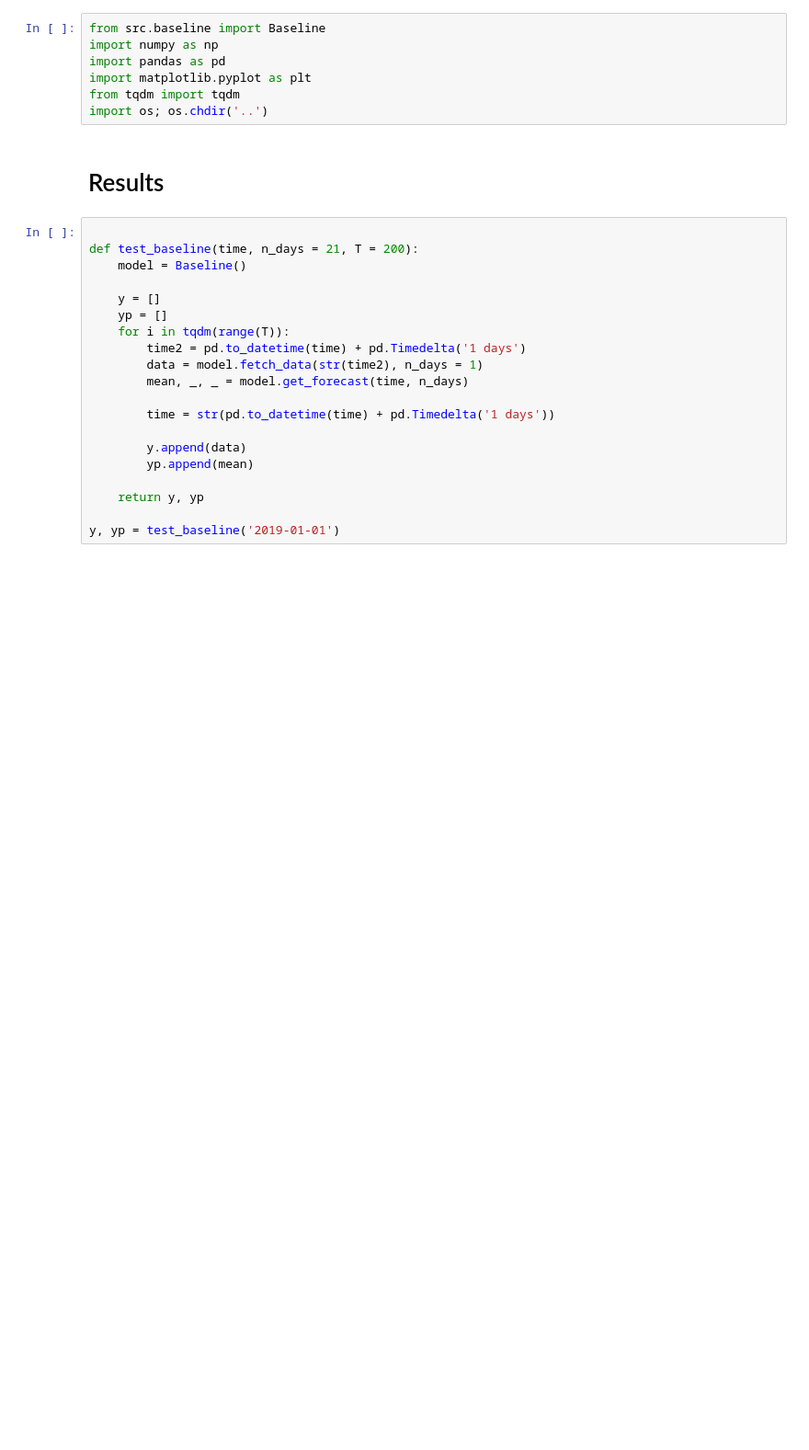
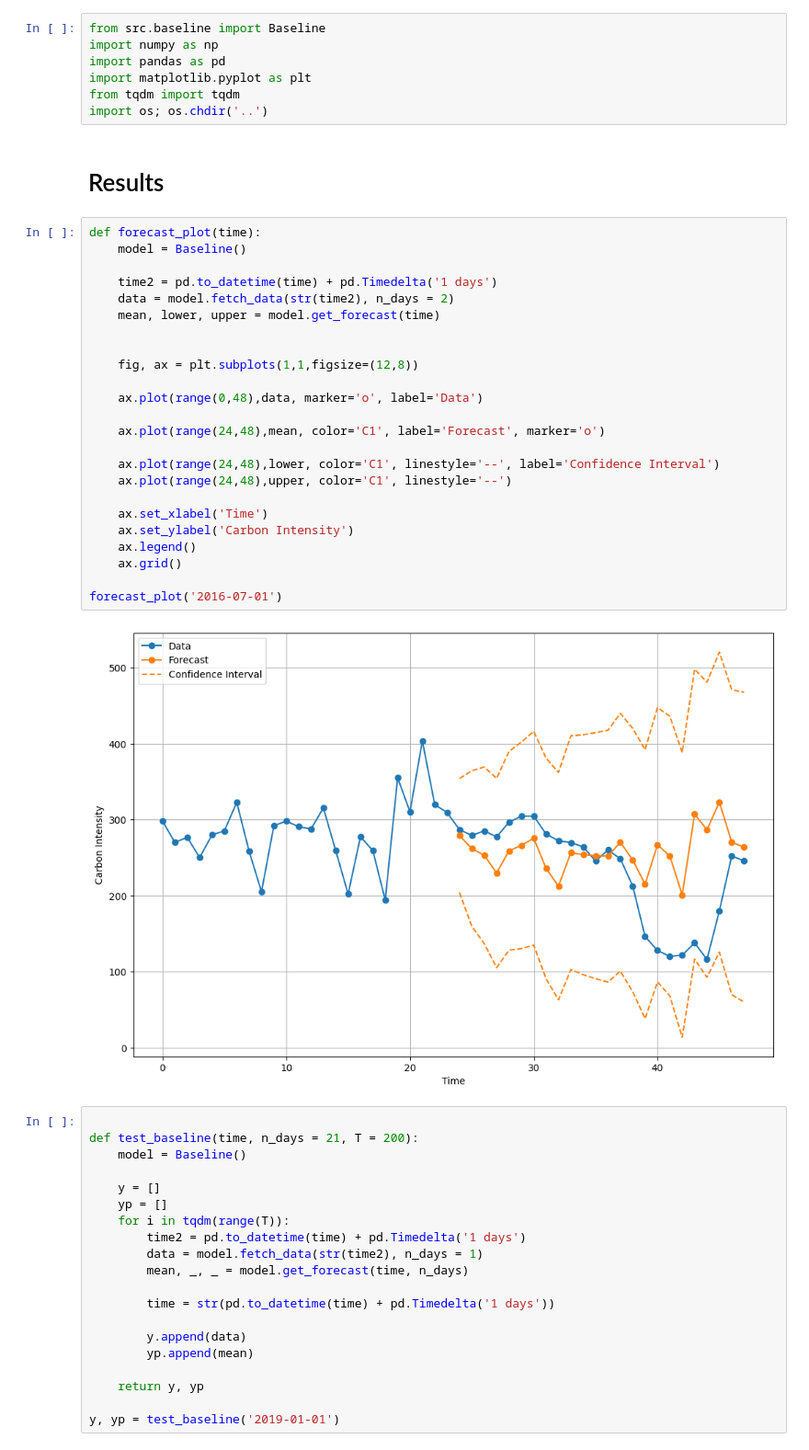
Before and after one commit to petergroenning/em_challenge, a Jupyter notebook: notebooks/results.ipynb, the cells around one changed output. Shown: that part at 92% size. Drawn from its saved outputs; the diff is of its cells as text; blank space fills up the shorter version.

```diff
--- a/notebooks/results.ipynb
+++ b/notebooks/results.ipynb
@@ -7,6 +7,32 @@ from tqdm import tqdm
 import os; os.chdir('..')
 # %% [markdown]
 # Results
+# %%
+def forecast_plot(time):
+    model = Baseline()
+
+    time2 = pd.to_datetime(time) + pd.Timedelta('1 days')
+    data = model.fetch_data(str(time2), n_days = 2)
+    mean, lower, upper = model.get_forecast(time)
+
+
+    fig, ax = plt.subplots(1,1,figsize=(12,8))
+
+    ax.plot(range(0,48),data, marker='o', label='Data')
+
+    ax.plot(range(24,48),mean, color='C1', label='Forecast', marker='o')
+
+    ax.plot(range(24,48),lower, color='C1', linestyle='--', label='Confidence Interval')
+    ax.plot(range(24,48),upper, color='C1', linestyle='--')
+
+    ax.set_xlabel('Time')
+    ax.set_ylabel('Carbon Intensity')
+    ax.legend()
+    ax.grid()
+
+forecast_plot('2016-07-01')
+# %% [output]
+[figure, added]
 # %%
 
 def test_baseline(time, n_days = 21, T = 200):
```
Also changed, not shown: parts of 4 cells of this notebook.
